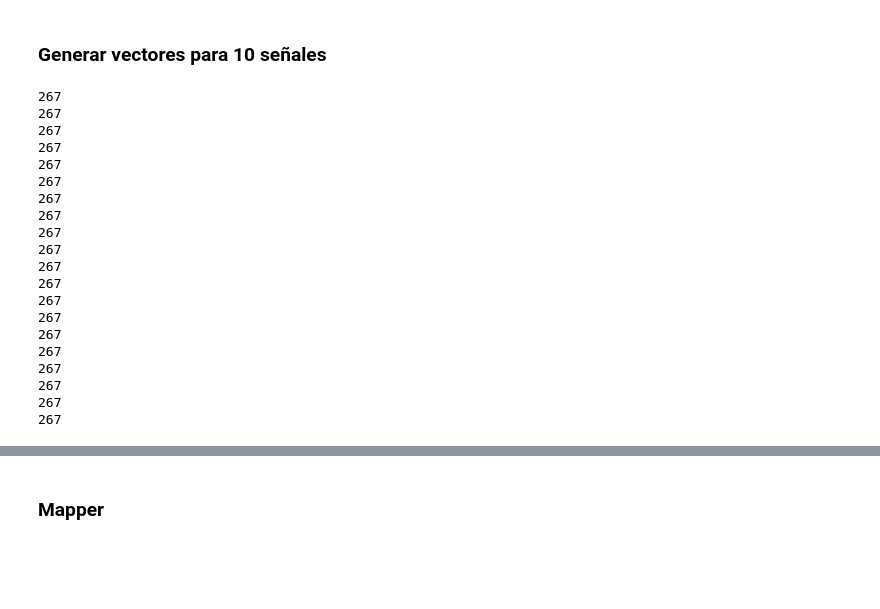
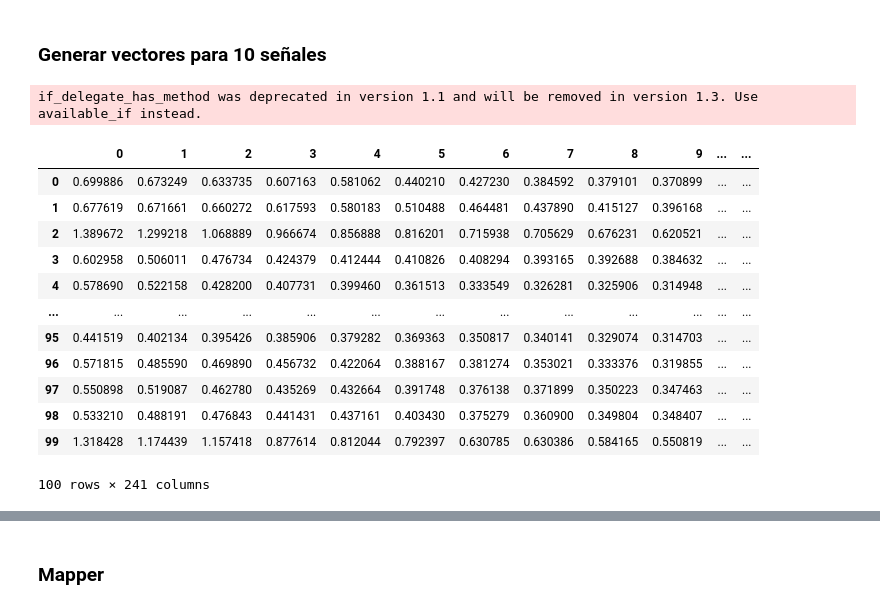
Before and after one commit to CastroMaster10/Detecting-Gravitional-Waves-Using-Topological-algorithms, a Jupyter notebook: main.ipynb, the cells around one changed output, grey strips where cells are left out. Drawn from its saved outputs; the diff is of its cells as text; code cells hidden in the pictures; blank space fills up the shorter version.

Commit message:
100 señales

```diff
--- a/main.ipynb
+++ b/main.ipynb
@@ -518,24 +522,0 @@ señales_sinteticas = generar_señales_(10)
-# %%
-for i in range(len(señales_sinteticas)):
-    print(len(señales_sinteticas[i]))
-# %% [output]
-267
-267
-267
-267
-267
-267
-267
-267
-267
-267
-267
-267
-267
-267
-267
-267
-267
-267
-267
-267
@@ -541,0 +575,21 @@ for i in range(len(señales_sinteticas)):
+# %%
+noisy_signals_b1 = obtener_lifetime_b1_señales(noisy_signals,labels)
+# %% [output]
+if_delegate_has_method was deprecated in version 1.1 and will be removed in version 1.3. Use available_if instead.
+# %%
+datos_b1 = pd.DataFrame(noisy_signals_b1)
+datos_b1
+# %% [output]
+|  | 0 | 1 | 2 | 3 | 4 | 5 | 6 | 7 | 8 | 9 | ... | ... |
+| 0 | 0.699886 | 0.673249 | 0.633735 | 0.607163 | 0.581062 | 0.440210 | 0.427230 | 0.384592 | 0.379101 | 0.370899 | ... | ... |
+| 1 | 0.677619 | 0.671661 | 0.660272 | 0.617593 | 0.580183 | 0.510488 | 0.464481 | 0.437890 | 0.415127 | 0.396168 | ... | ... |
+| 2 | 1.389672 | 1.299218 | 1.068889 | 0.966674 | 0.856888 | 0.816201 | 0.715938 | 0.705629 | 0.676231 | 0.620521 | ... | ... |
+| 3 | 0.602958 | 0.506011 | 0.476734 | 0.424379 | 0.412444 | 0.410826 | 0.408294 | 0.393165 | 0.392688 | 0.384632 | ... | ... |
+| 4 | 0.578690 | 0.522158 | 0.428200 | 0.407731 | 0.399460 | 0.361513 | 0.333549 | 0.326281 | 0.325906 | 0.314948 | ... | ... |
+| ... | ... | ... | ... | ... | ... | ... | ... | ... | ... | ... | ... | ... |
+| 95 | 0.441519 | 0.402134 | 0.395426 | 0.385906 | 0.379282 | 0.369363 | 0.350817 | 0.340141 | 0.329074 | 0.314703 | ... | ... |
+| 96 | 0.571815 | 0.485590 | 0.469890 | 0.456732 | 0.422064 | 0.388167 | 0.381274 | 0.353021 | 0.333376 | 0.319855 | ... | ... |
+| 97 | 0.550898 | 0.519087 | 0.462780 | 0.435269 | 0.432664 | 0.391748 | 0.376138 | 0.371899 | 0.350223 | 0.347463 | ... | ... |
+| 98 | 0.533210 | 0.488191 | 0.476843 | 0.441431 | 0.437161 | 0.403430 | 0.375279 | 0.360900 | 0.349804 | 0.348407 | ... | ... |
+| 99 | 1.318428 | 1.174439 | 1.157418 | 0.877614 | 0.812044 | 0.792397 | 0.630785 | 0.630386 | 0.584165 | 0.550819 | ... | ... |
+100 rows × 241 columns
```
Also changed, not shown: parts of 29 cells of this notebook, 4 other files.
